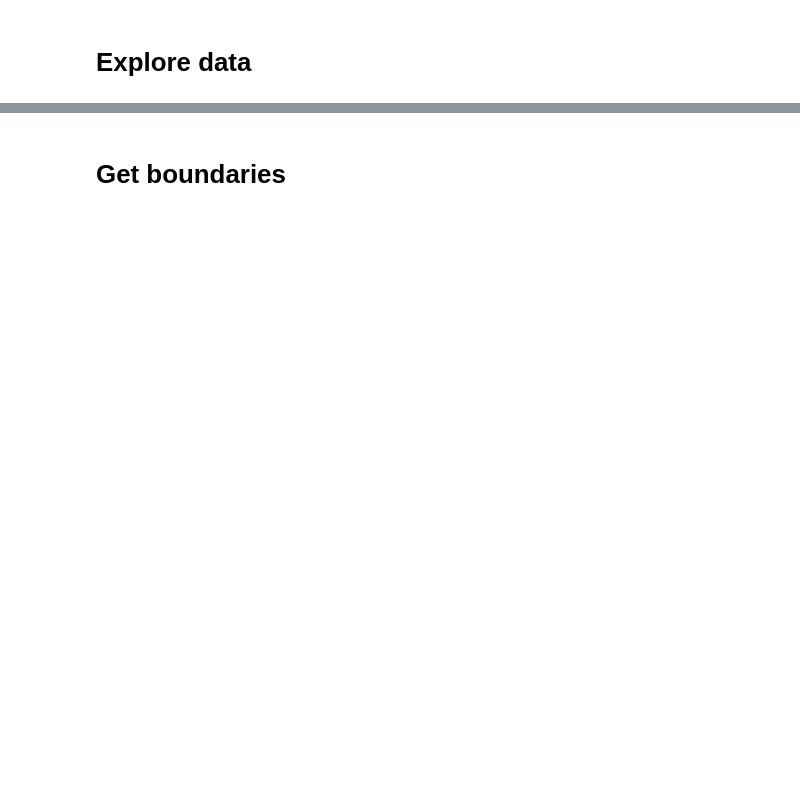
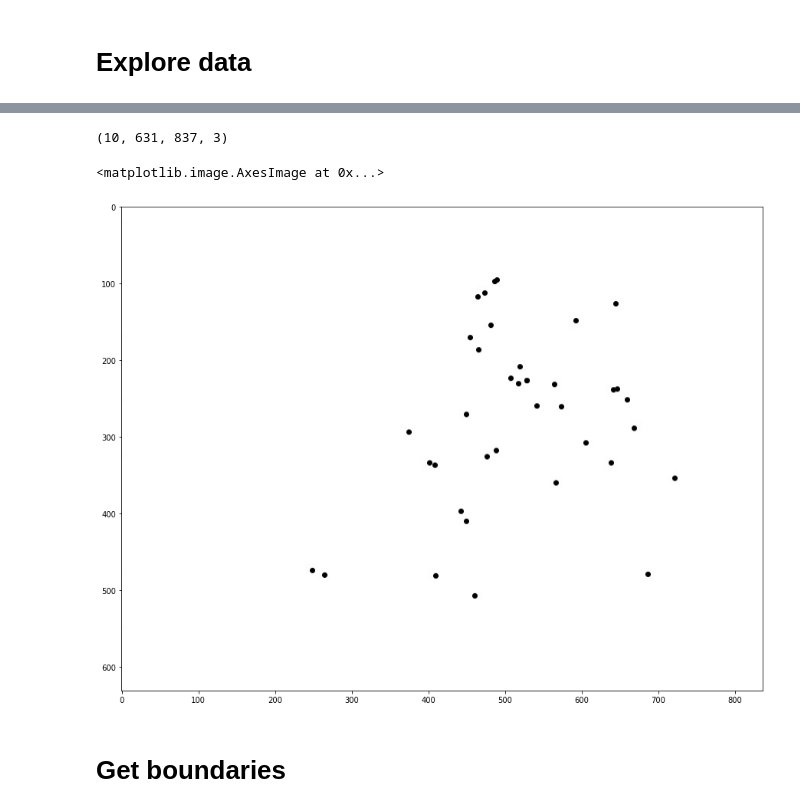
Before and after one commit to candiesforlife/minority_report, a Jupyter notebook: notebooks/cam_viz_model.ipynb, the cells around one changed output, grey strips where cells are left out. Cells and saved outputs as stored; diff of their text form; code cells hidden in the pictures; blank space fills up the shorter version.

```diff
--- a/notebooks/cam_viz_model.ipynb
+++ b/notebooks/cam_viz_model.ipynb
@@ -224,3 +345,12 @@ plt.imshow(img)
+# %%
+img_list.shape
+# %% [output]
+(10, 631, 837, 3)
+# %%
+plt.imshow(img_list[1])
+# %% [output]
+<matplotlib.image.AxesImage at 0x...>
+[figure, added]
 # %% [markdown]
 # Get boundaries
 # %%
```
Also changed, not shown: parts of 22 cells of this notebook, 1 other file.
